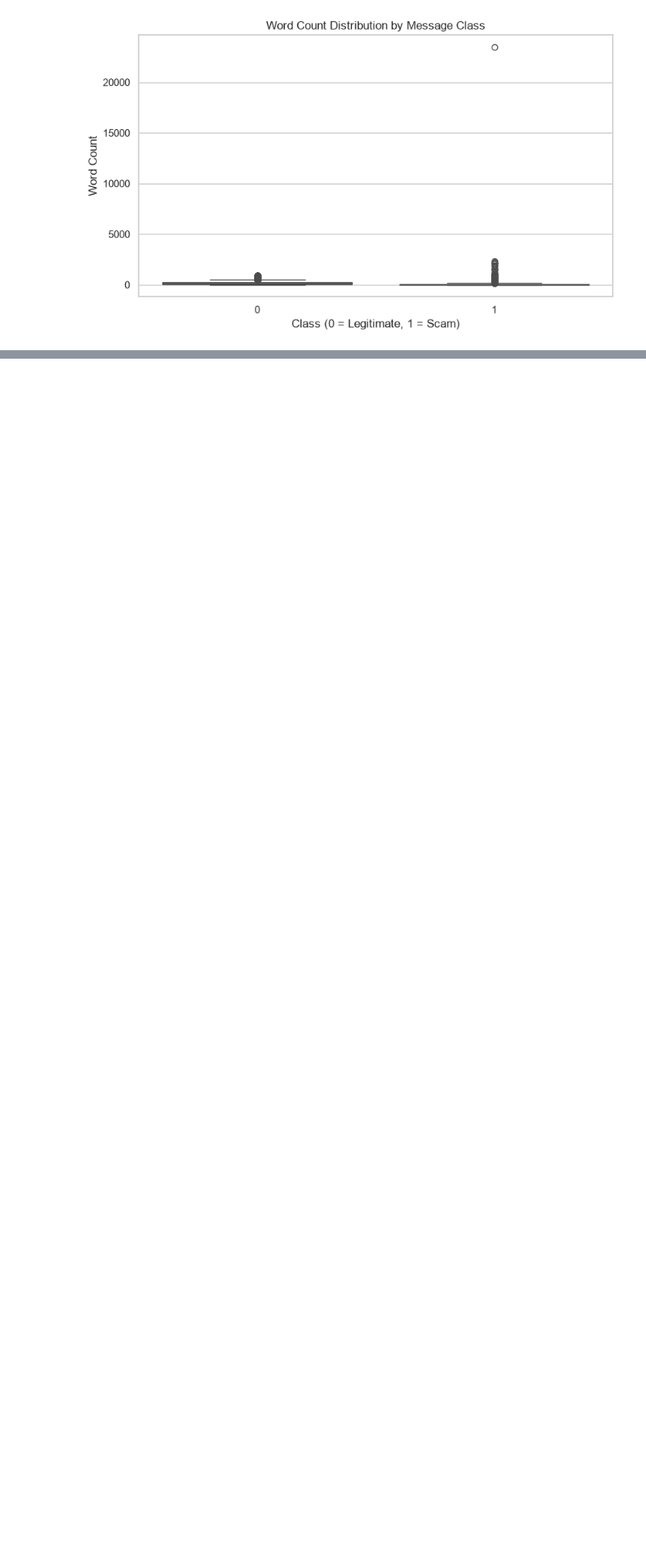
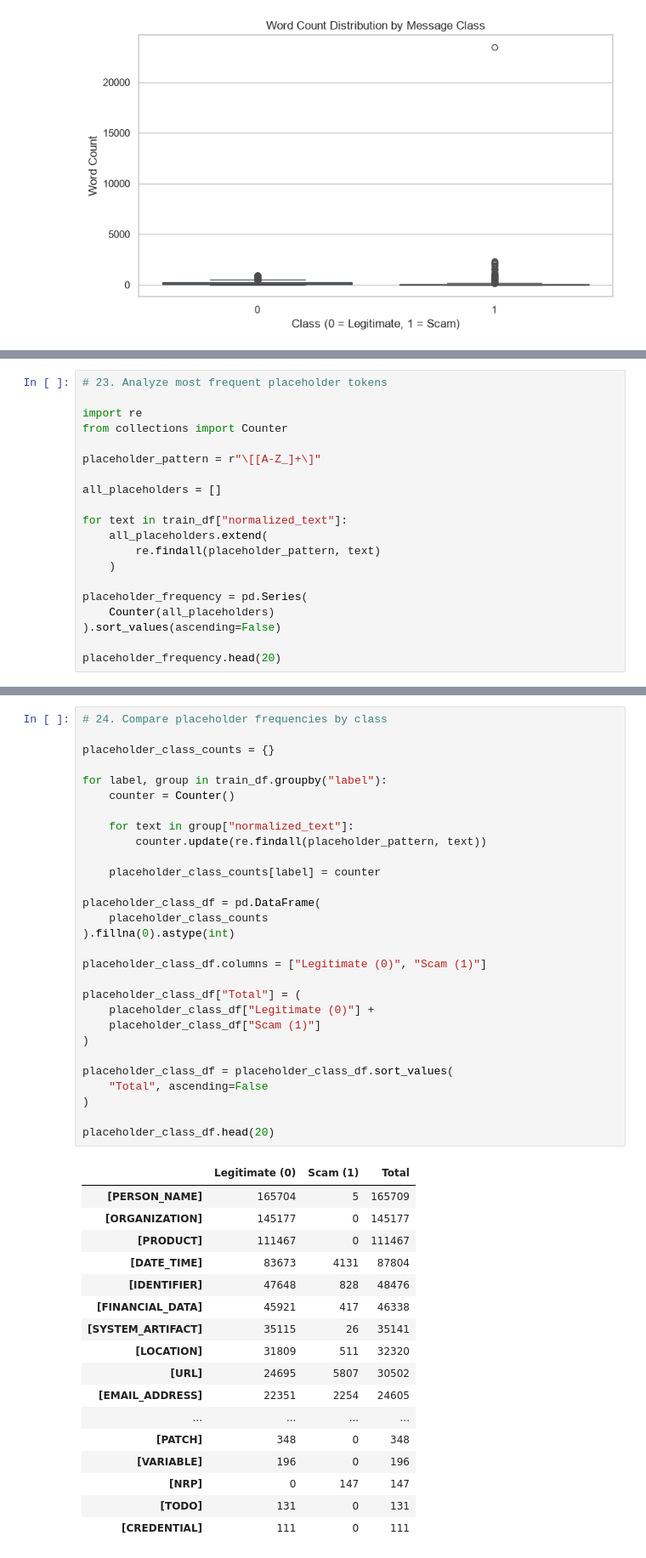
Before and after one commit to Supan-Roy/financial-scam-analysis, a Jupyter notebook: notebooks/01_dataset_understanding.ipynb, the cells around one changed output, grey strips where cells are left out. Shown at 85% size. Saved outputs shown, nothing was run; the diff lists cells and outputs as text; blank space fills up the shorter version.

```diff
--- a/notebooks/01_dataset_understanding.ipynb
+++ b/notebooks/01_dataset_understanding.ipynb
@@ -317,0 +455,20 @@ plt.show()
+# %%
+# 23. Analyze most frequent placeholder tokens
+
+import re
+from collections import Counter
+
+placeholder_pattern = r"\[[A-Z_]+\]"
+
+all_placeholders = []
+
+for text in train_df["normalized_text"]:
+    all_placeholders.extend(
+        re.findall(placeholder_pattern, text)
+    )
+
+placeholder_frequency = pd.Series(
+    Counter(all_placeholders)
+).sort_values(ascending=False)
+
+placeholder_frequency.head(20)
@@ -317,0 +493,47 @@ plt.show()
+# %%
+# 24. Compare placeholder frequencies by class
+
+placeholder_class_counts = {}
+
+for label, group in train_df.groupby("label"):
+    counter = Counter()
+
+    for text in group["normalized_text"]:
+        counter.update(re.findall(placeholder_pattern, text))
+
+    placeholder_class_counts[label] = counter
+
+placeholder_class_df = pd.DataFrame(
+    placeholder_class_counts
+).fillna(0).astype(int)
+
+placeholder_class_df.columns = ["Legitimate (0)", "Scam (1)"]
+
+placeholder_class_df["Total"] = (
+    placeholder_class_df["Legitimate (0)"] +
+    placeholder_class_df["Scam (1)"]
+)
+
+placeholder_class_df = placeholder_class_df.sort_values(
+    "Total", ascending=False
+)
+
+placeholder_class_df.head(20)
+# %% [output]
+|  | Legitimate (0) | Scam (1) | Total |
+| [PERSON_NAME] | 165704 | 5 | 165709 |
+| [ORGANIZATION] | 145177 | 0 | 145177 |
+| [PRODUCT] | 111467 | 0 | 111467 |
+| [DATE_TIME] | 83673 | 4131 | 87804 |
+| [IDENTIFIER] | 47648 | 828 | 48476 |
+| [FINANCIAL_DATA] | 45921 | 417 | 46338 |
+| [SYSTEM_ARTIFACT] | 35115 | 26 | 35141 |
+| [LOCATION] | 31809 | 511 | 32320 |
+| [URL] | 24695 | 5807 | 30502 |
+| [EMAIL_ADDRESS] | 22351 | 2254 | 24605 |
+| ... | ... | ... | ... |
+| [PATCH] | 348 | 0 | 348 |
+| [VARIABLE] | 196 | 0 | 196 |
+| [NRP] | 0 | 147 | 147 |
+| [TODO] | 131 | 0 | 131 |
+| [CREDENTIAL] | 111 | 0 | 111 |
```
Also changed, not shown: parts of 8 cells of this notebook.
